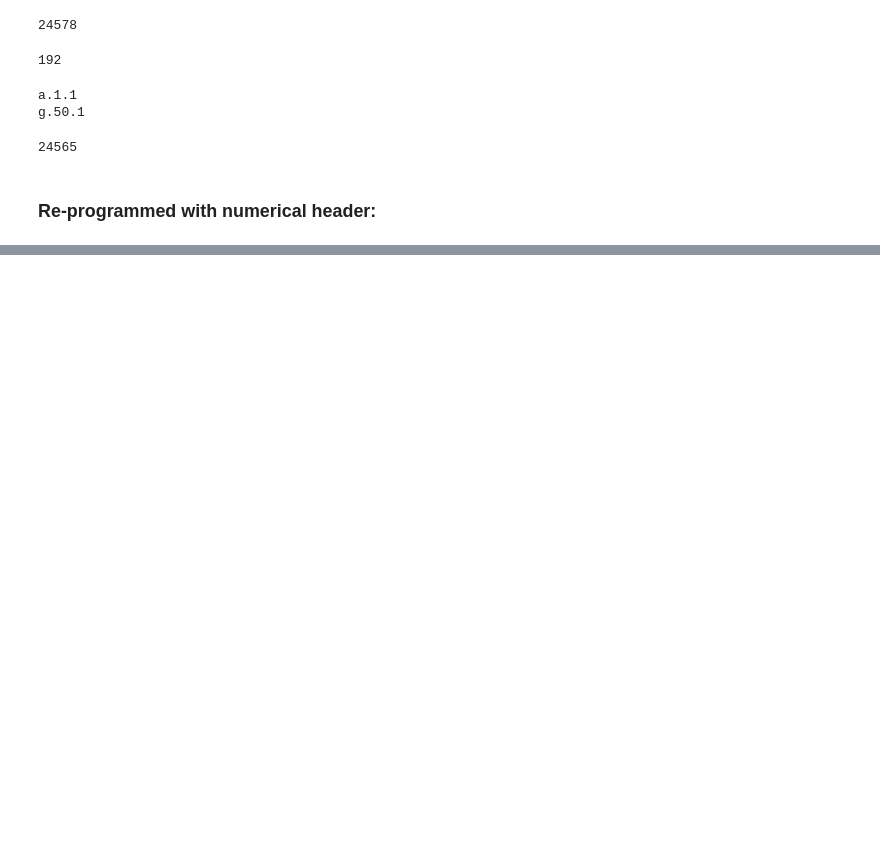
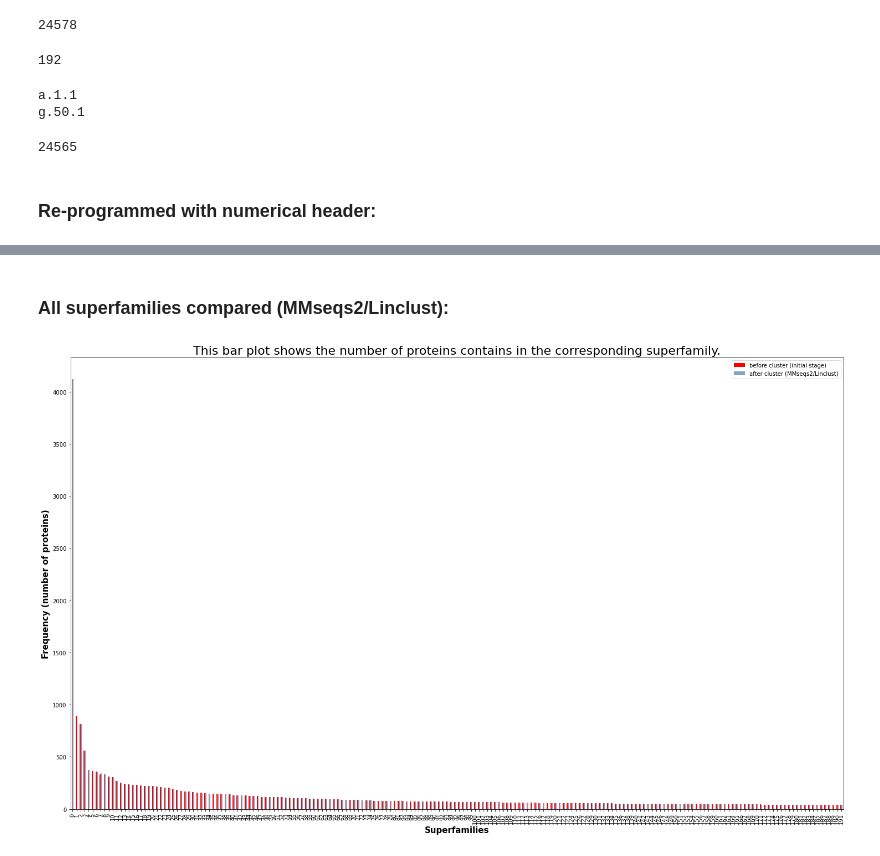
Before and after one commit to mrzResearchArena/esm-embedding-clustering, a Jupyter notebook: MMseqs2-Clustering.ipynb, the cells around one changed output, grey strips where cells are left out. Drawn from its saved outputs; the diff is of its cells as text; code cells hidden in the pictures; blank space fills up the shorter version.

```diff
--- a/MMseqs2-Clustering.ipynb
+++ b/MMseqs2-Clustering.ipynb
@@ -353,0 +627,28 @@ np.save(arr=clusterResults, file='outputMMseqs2')
+# %% [markdown]
+### All superfamilies compared (MMseqs2/Linclust):
+# %%
+# fig = plt.figure(figsize = (25, 15))
+plotdata = pd.DataFrame({
+    "before cluster (initial stage)": originalMembers[:],
+    "after cluster (MMseqs2/Linclust)": members[:]},
+    index=range(len(superfamilies[:]))
+)
+
+plotdata.plot(kind="bar",figsize=(25, 15), color={'after cluster (MMseqs2/Linclust)': (0.2, 0.4, 0.6, 0.6), 'before cluster (initial stage)': 'red'})
+# (0.2, 0.4, 0.6, 0.6)
+
+
+# index=["Django", "Gafur", "Tommy", "Ronnie"])
+#superfamilies[:15], members[:15]
+
+# color=(0.2, 0.4, 0.6, 0.6)
+
+plt.xlabel('Superfamilies', fontweight='bold', fontsize=15)
+plt.ylabel('Frequency (number of proteins)', fontweight='bold', fontsize=15)
+plt.title('This bar plot shows the number of proteins contains in the corresponding superfamily.', fontsize=22)
+plt.savefig(f'images-PNG/All-Compared.png', dpi=600)
+plt.savefig(f'images-JPG/All-Compared.jpg', dpi=600)
+
+plt.show()
+# %% [output]
+[figure, added]
```
Also changed, not shown: parts of 48 cells of this notebook, 2 other files.
